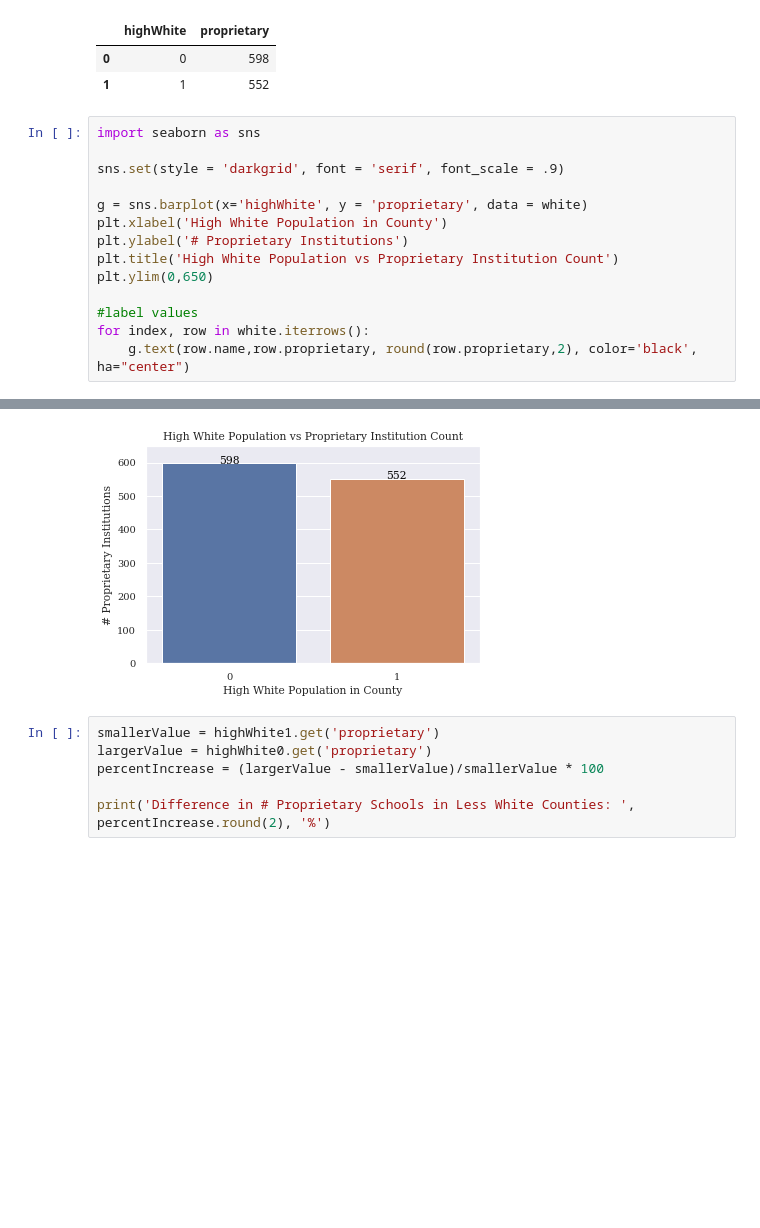
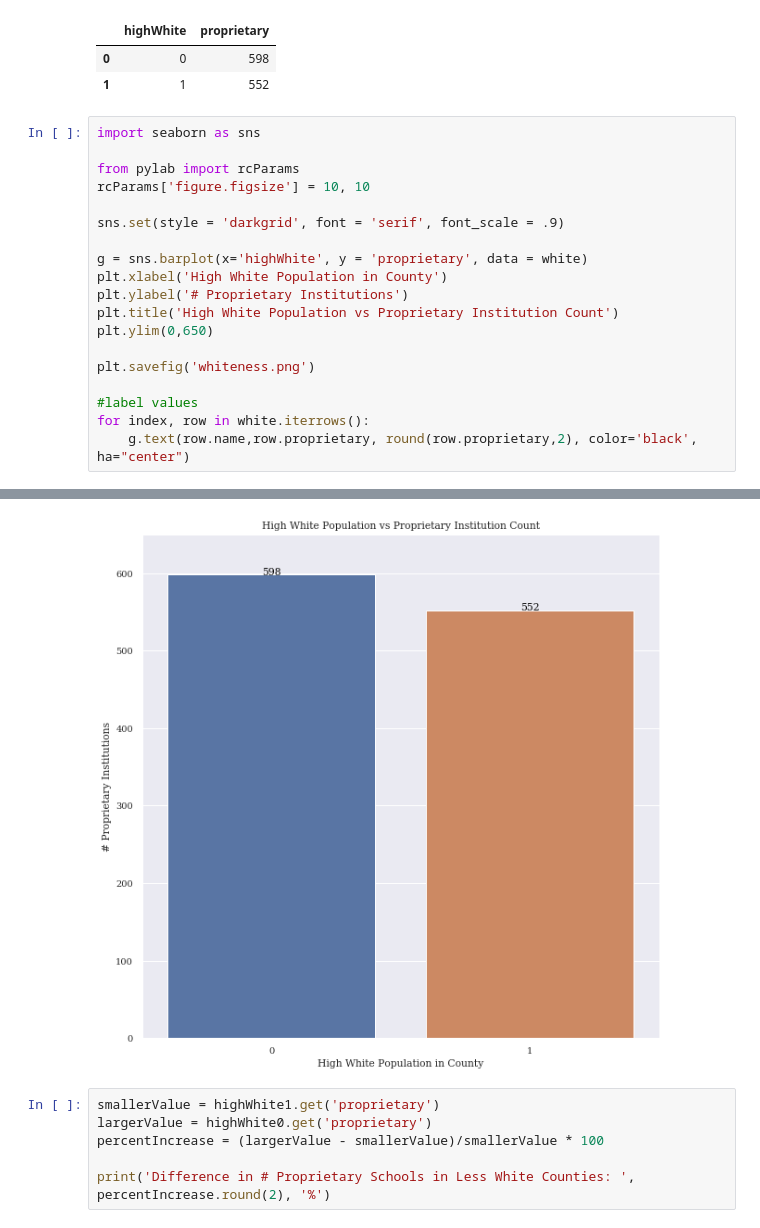
Before and after one commit to dillorr/defaultRate, a Jupyter notebook: modeling/whiteVSSchoolType.ipynb, the cells around one changed output, grey strips where cells are left out. Cells and saved outputs as stored; diff of their text form; blank space fills up the shorter version.

```diff
--- a/modeling/whiteVSSchoolType.ipynb
+++ b/modeling/whiteVSSchoolType.ipynb
@@ -89,6 +88,9 @@ white
 | 1 | 1 | 552 |
 # %%
 import seaborn as sns
+
+from pylab import rcParams
+rcParams['figure.figsize'] = 10, 10
 
 sns.set(style = 'darkgrid', font = 'serif', font_scale = .9)
 
@@ -98,6 +100,8 @@ plt.ylabel('# Proprietary Institutions')
 plt.title('High White Population vs Proprietary Institution Count')
 plt.ylim(0,650)
 
+plt.savefig('whiteness.png')
+
 #label values
 for index, row in white.iterrows():
     g.text(row.name,row.proprietary, round(row.proprietary,2), color='black', ha="center")
@@ -109,4 +114,4 @@ for index, row in white.iterrows():
-[figure, old version]
+[figure, new version]
 # %%
 smallerValue = highWhite1.get('proprietary')
 largerValue = highWhite0.get('proprietary')
```
Also changed, not shown: parts of 2 cells of this notebook, 12 other files.
